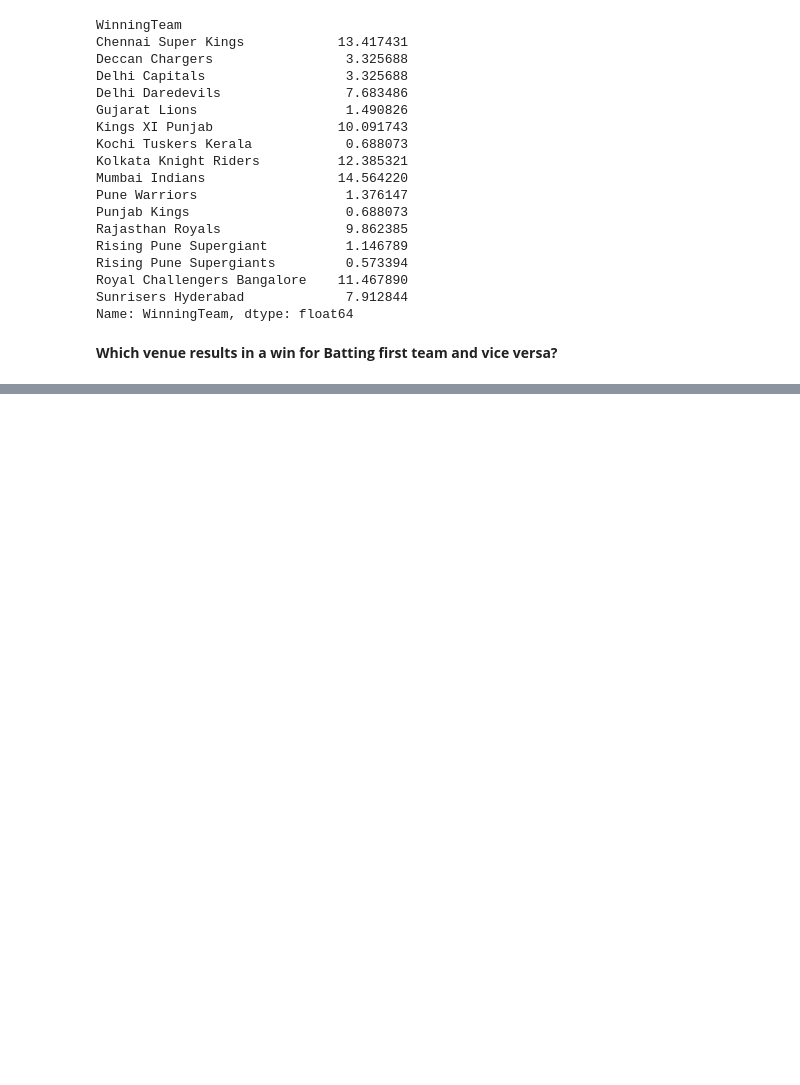
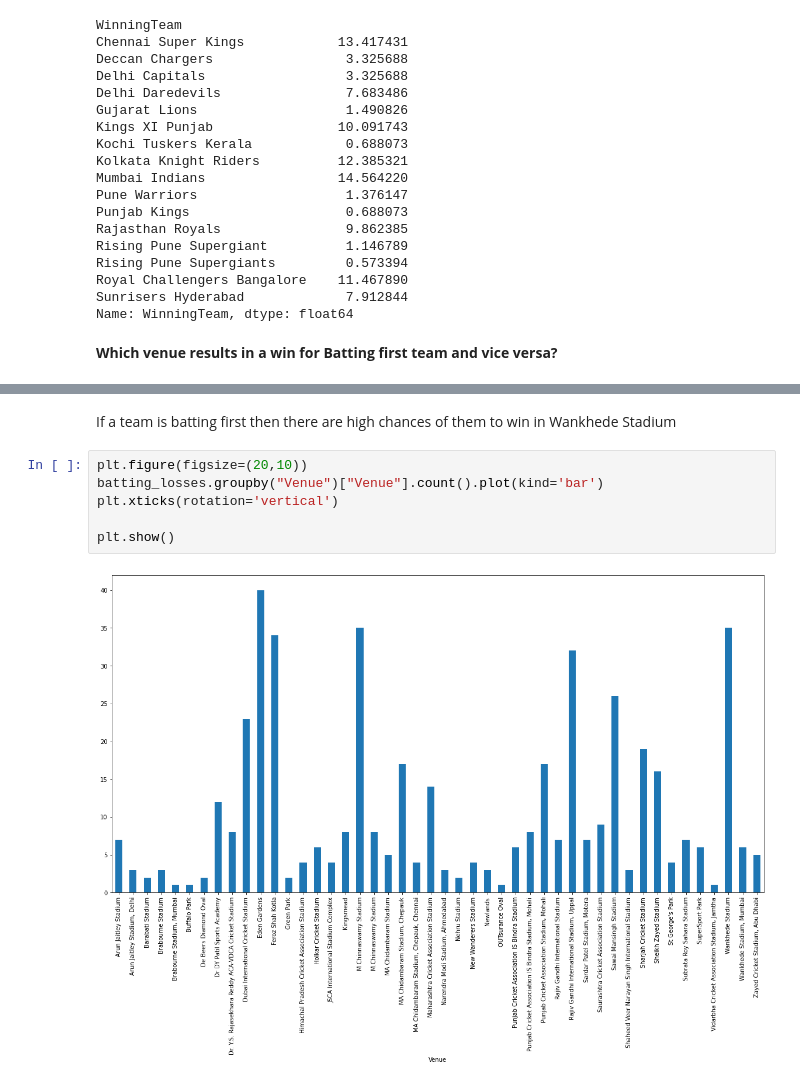
Before and after one commit to GeetikaSh/IPL_2022, a Jupyter notebook: ipl-analysis.ipynb, the cells around one changed output, grey strips where cells are left out. Cells and saved outputs as stored; diff of their text form; blank space fills up the shorter version.

```diff
--- a/ipl-analysis.ipynb
+++ b/ipl-analysis.ipynb
@@ -127,0 +220,10 @@ Name: WinningTeam, dtype: float64
+# %% [markdown]
+If a team is batting first then there are high chances of them to win in Wankhede Stadium
+# %%
+plt.figure(figsize=(20,10))
+batting_losses.groupby("Venue")["Venue"].count().plot(kind='bar')
+plt.xticks(rotation='vertical')
+
+plt.show()
+# %% [output]
+[figure, added]
```
Also changed, not shown: parts of 10 cells of this notebook.
